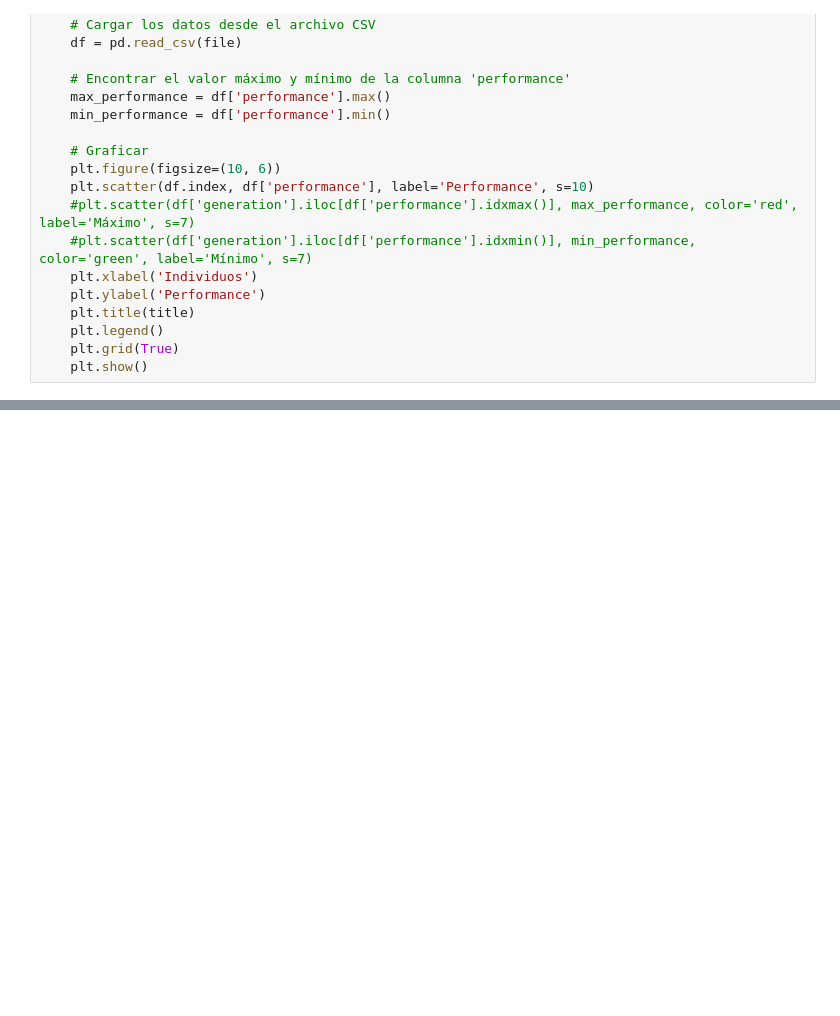
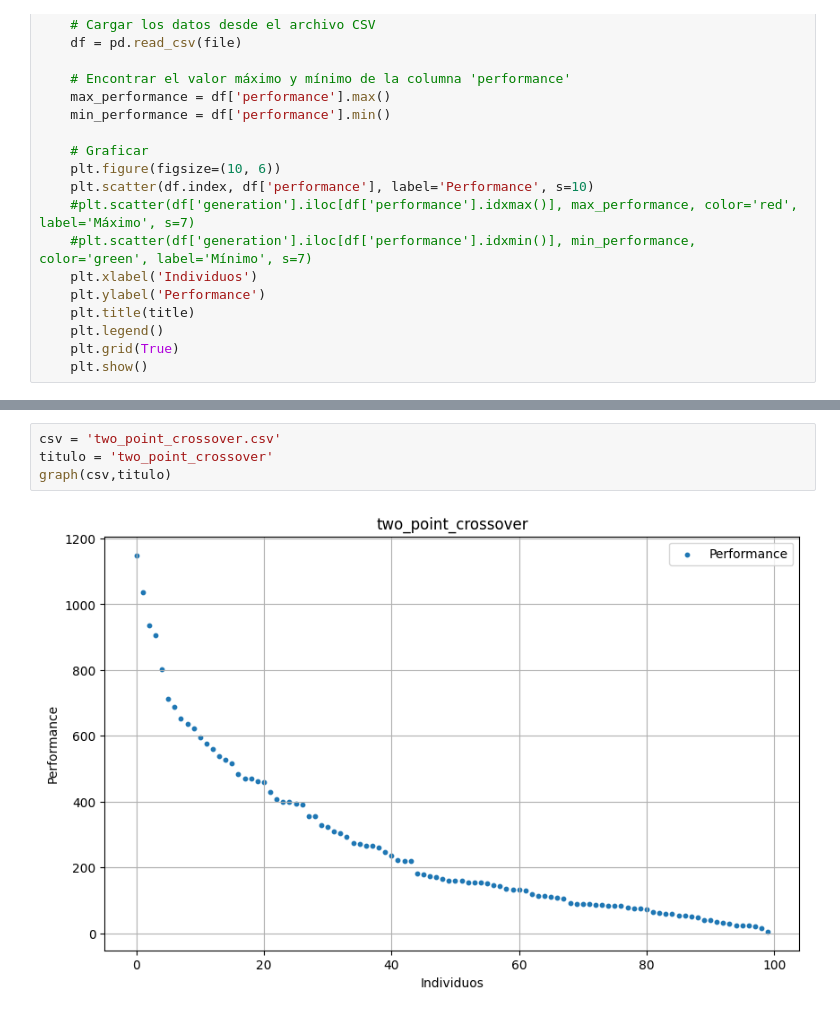
Before and after one commit to marianopm/sia-tp2, a Jupyter notebook: main-test.ipynb, the cells around one changed output, grey strips where cells are left out. Cells and saved outputs as stored; diff of their text form; blank space fills up the shorter version.

```diff
--- a/main-test.ipynb
+++ b/main-test.ipynb
@@ -682,0 +815,6 @@ graph(csv,titulo)
+# %%
+csv = 'two_point_crossover.csv'
+titulo = 'two_point_crossover'
+graph(csv,titulo)
+# %% [output]
+[figure, added]
```
Also changed, not shown: parts of 24 cells of this notebook, 4 other files.
